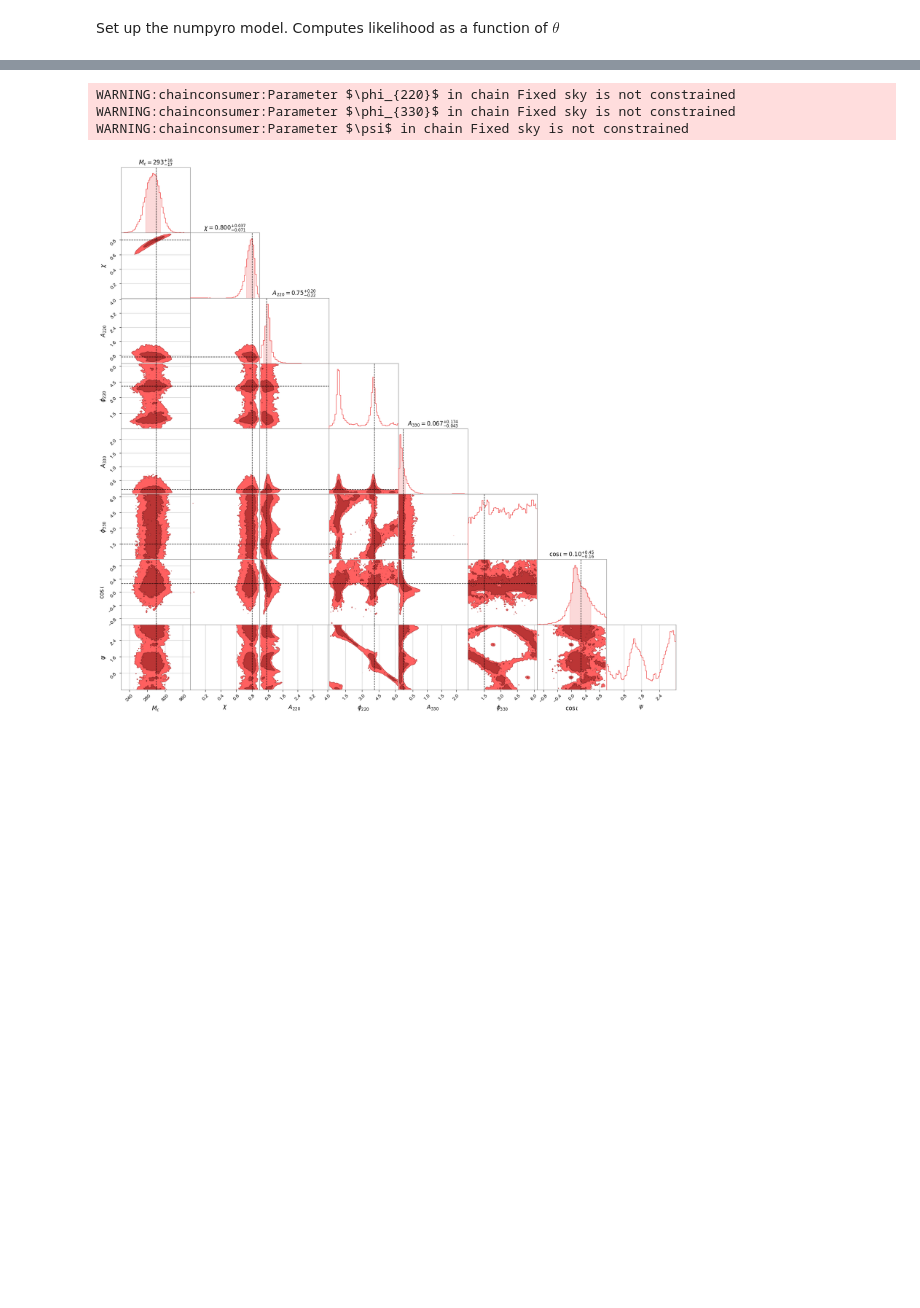
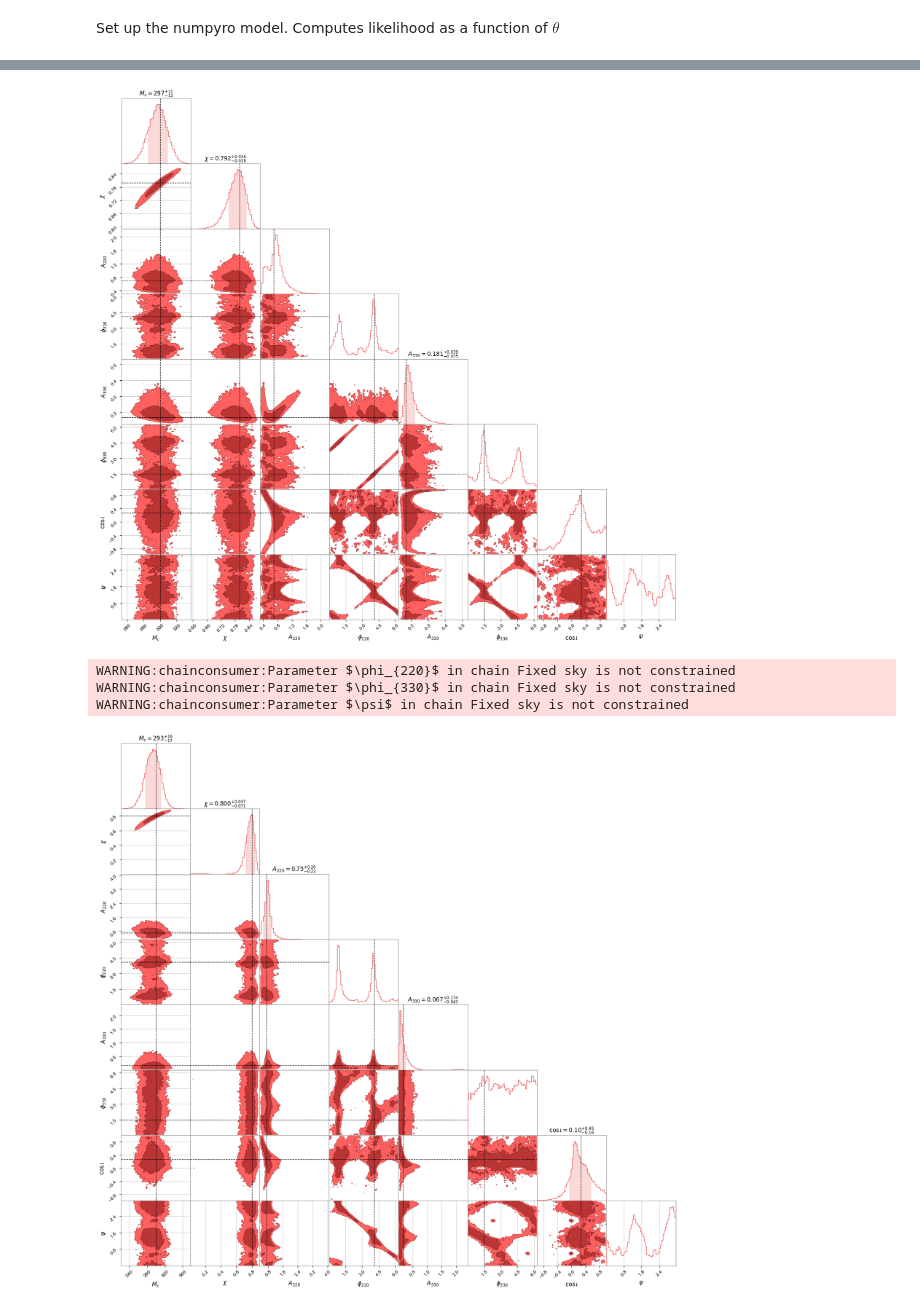
Before and after one commit to kallolD/skyRing, a Jupyter notebook: examples/simulations_220_330/noiseless-sim-fixed-sky.ipynb, the cells around one changed output, grey strips where cells are left out. Cells and saved outputs as stored; diff of their text form; code cells hidden in the pictures; blank space fills up the shorter version.

```diff
--- a/examples/simulations_220_330/noiseless-sim-fixed-sky.ipynb
+++ b/examples/simulations_220_330/noiseless-sim-fixed-sky.ipynb
@@ -201 +201,25 @@ theta[7]: 1.81 +- 0.92 | 0.5 / 1.66 / 2.98 | 2.88 | 2.88
 --------
+# %%
+ns_fixed_tail_parameters = [r'$M_c$', r'$\chi$', r'$A_{220}$', r'$\phi_{220}$', r'$A_{330}$', r'$\phi_{330}$', r'$\cos\iota$', r'$\psi$']
+
+truths = {}
+for i in range(len(ns_fixed_tail_parameters)):
+    truths[ns_fixed_tail_parameters[i]] = theta_GT[i]
+
+df_ns_fixed_ext = pd.DataFrame(posterior_fixed_sky['theta'], columns=ns_fixed_tail_parameters)
+c = ChainConsumer()
+c.add_chain(Chain(samples=df_ns_fixed_ext, color='r', name="Fixed sky"))
+c.set_override(ChainConfig(sigmas=[0, 1, 2], bins=60, plot_cloud=0, smooth=0, bar_shade=1))
+c.set_plot_config(
+    PlotConfig(
+        # flip=True,
+        # labels=ns_parameters,
+        contour_label_font_size=24,
+        legend_kwargs={'fontsize': 30}
+    )
+)
+c.add_truth(Truth(location=truths, color='#000000'))
+fig = c.plotter.plot()
+# plt.savefig(corner_path, dpi=300, bbox_inches='tight')
+plt.show()
+# %% [output]
@@ -202,3 +231,4 @@ theta[7]: 1.81 +- 0.92 | 0.5 / 1.66 / 2.98 | 2.88 | 2.88
+[figure, added]
 # %%
 ns_fixed_tail_parameters = [r'$M_c$', r'$\chi$', r'$A_{220}$', r'$\phi_{220}$', r'$A_{330}$', r'$\phi_{330}$', r'$\cos\iota$', r'$\psi$']
 
```
Also changed, not shown: parts of 5 cells of this notebook, 6 other files.
